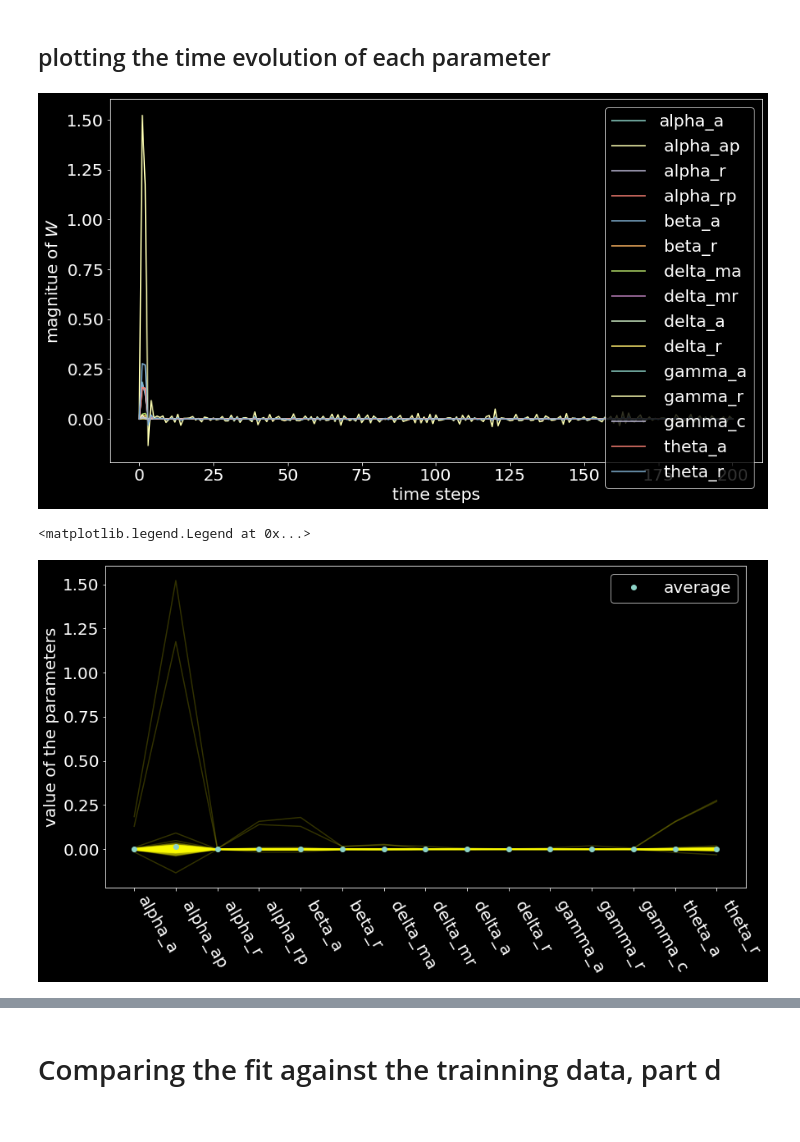
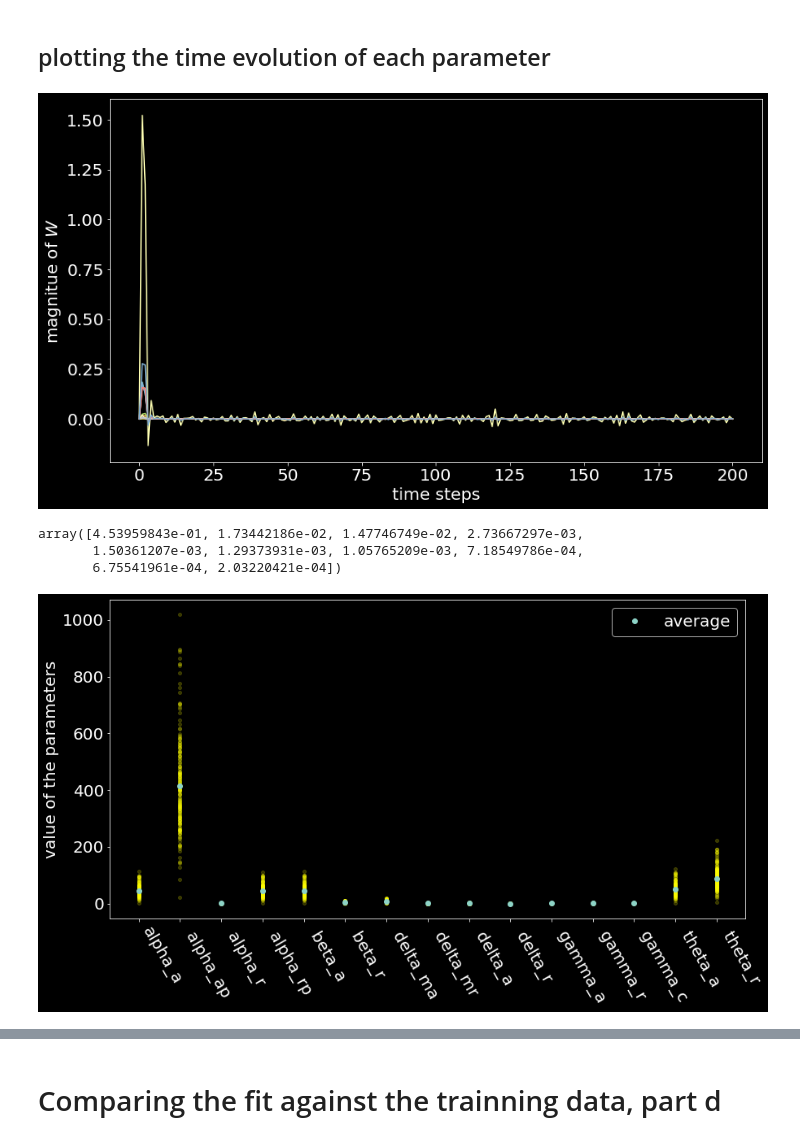
Before and after one commit to SunAndClouds/BlackyCat, a Jupyter notebook: Project BC.ipynb, the cells around one changed output, grey strips where cells are left out. Drawn from its saved outputs; the diff is of its cells as text; code cells hidden in the pictures.

```diff
--- a/Project BC.ipynb
+++ b/Project BC.ipynb
@@ -102,24 +102,34 @@ Text(0, 0.5, 'magnitude of the parameters')
 # %%
 [plt.plot(W_pinv[:,i], label=f"{parameter_labels[i]}")
  for i in range(15)
 ]
-plt.legend()
-plt.xlabel("time steps"), plt.ylabel("magnitue of $W$");
+#plt.legend()
+plt.xlabel("time steps"), plt.ylabel("magnitue of $W$")
+plt.savefig("magnitude of W w.r.t time.png")
 # %% [output]
-[figure, old version]
+[figure, new version]
+# %%
+i = 0
+
+
+U,S,Vt = np.linalg.svd(W_pinv[:,5:])
+S
+# %% [output]
+array([4.53959843e-01, 1.73442186e-02, 1.47746749e-02, 2.73667297e-03,
+       1.50361207e-03, 1.29373931e-03, 1.05765209e-03, 7.18549786e-04,
+       6.75541961e-04, 2.03220421e-04])
 # %%
 fig, ax = plt.subplots()
 labels = "alpha_a, alpha_ap, alpha_r, alpha_rp, beta_a, beta_r, delta_ma, delta_mr, delta_a, delta_r, gamma_a, gamma_r, gamma_c, theta_a, theta_r"
 parameter_labels = [word for word in labels.split(sep=",")]
-
+theta_pred = X@W_pinv
 for i in range(1, 201):
-    ax.plot(W_pinv[i], "-", color="yellow", ms=8, alpha=0.2)
-ax.plot(parameter_labels, W_pinv.mean(0), "o", lw=3, label="average")
+    ax.plot(theta_pred[i], ".", color="yellow", ms=8, alpha=0.2)
+ax.plot(parameter_labels, theta_pred.mean(0), "o", lw=3, label="average")
 fig.autofmt_xdate(rotation=-60, ha="left")
 ax.set_ylabel("value of the parameters")
 ax.legend()
-# fig.savefig("Distribution of the parameters w.r.t time.png")
+fig.savefig("Distribution of the parameters w.r.t time.png")
 # %% [output]
-<matplotlib.legend.Legend at 0x...>
-[figure, old version]
+[figure, new version]
 # %%
```
Also changed, not shown: parts of 4 cells of this notebook.
